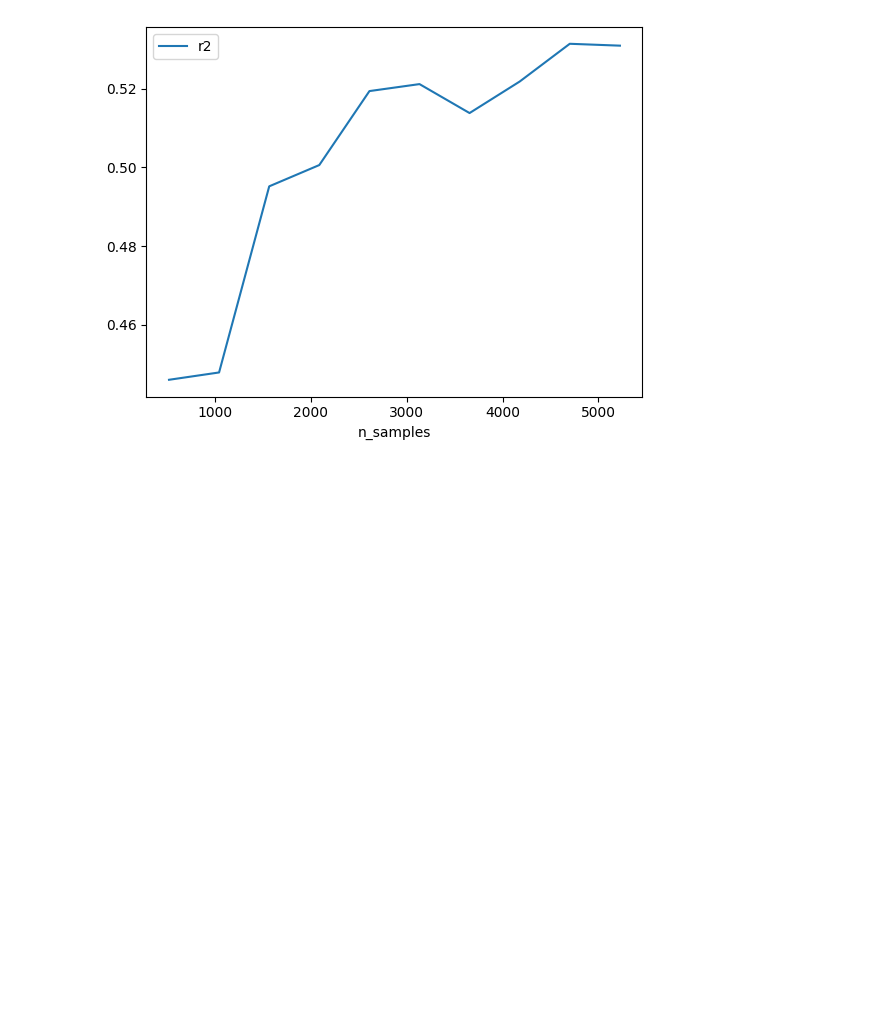
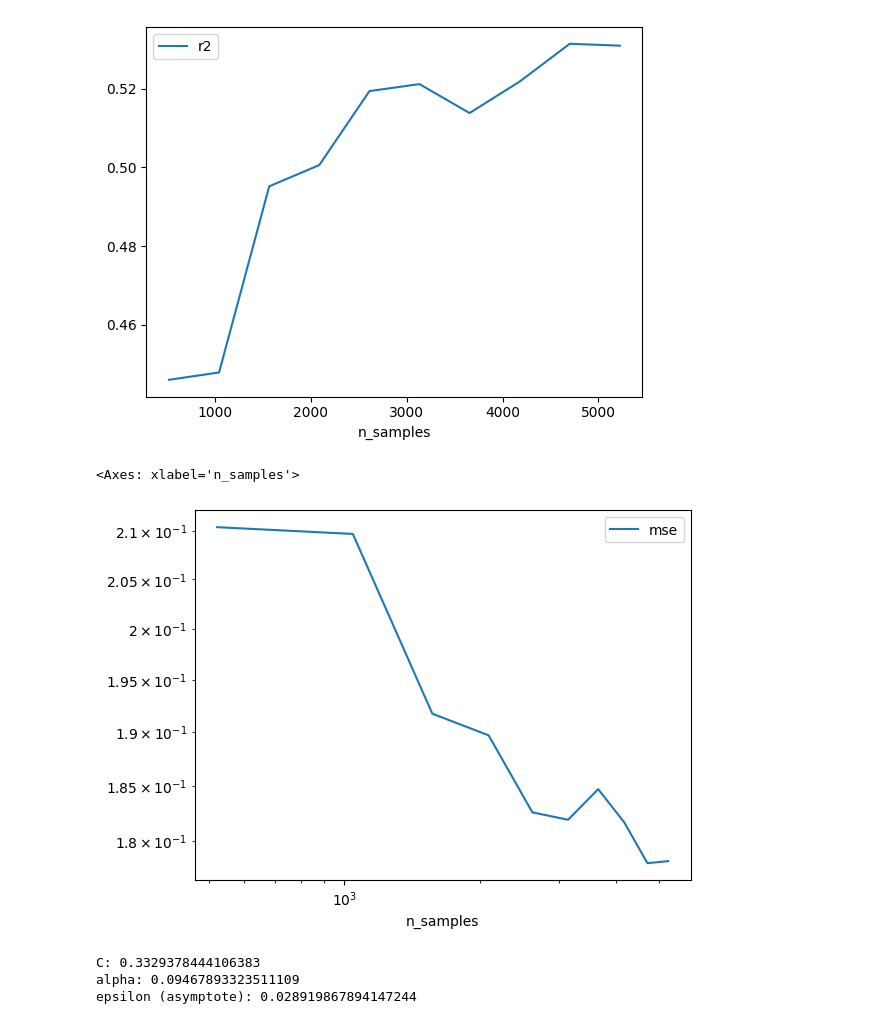
Before and after one commit to OxfordDemSci/aleatoric-luck, a Jupyter notebook: notebooks/xgboost_draft.ipynb, the cells around one changed output. Saved outputs shown, nothing was run; the diff lists cells and outputs as text; code cells hidden in the pictures; blank space fills up the shorter version.

```diff
--- a/notebooks/xgboost_draft.ipynb
+++ b/notebooks/xgboost_draft.ipynb
@@ -140,3 +140,8 @@ results_df.plot(x="n_samples", y="r2")
 # %% [output]
 <Axes: xlabel='n_samples'>
 [figure]
+# %%
+results_df.plot(loglog=True, x='n_samples', y='mse')
+# %% [output]
+<Axes: xlabel='n_samples'>
+[figure, added]
@@ -142,0 +166,8 @@ results_df.plot(x="n_samples", y="r2")
+# %%
+print("C:", C_hat)
+print("alpha:", alpha_hat)
+print("epsilon (asymptote):", epsilon_hat)
+# %% [output]
+C: 0.3329378444106383
+alpha: 0.09467893323511109
+epsilon (asymptote): 0.028919867894147244
```
Also changed, not shown: parts of 2 cells of this notebook, 1 other file.
